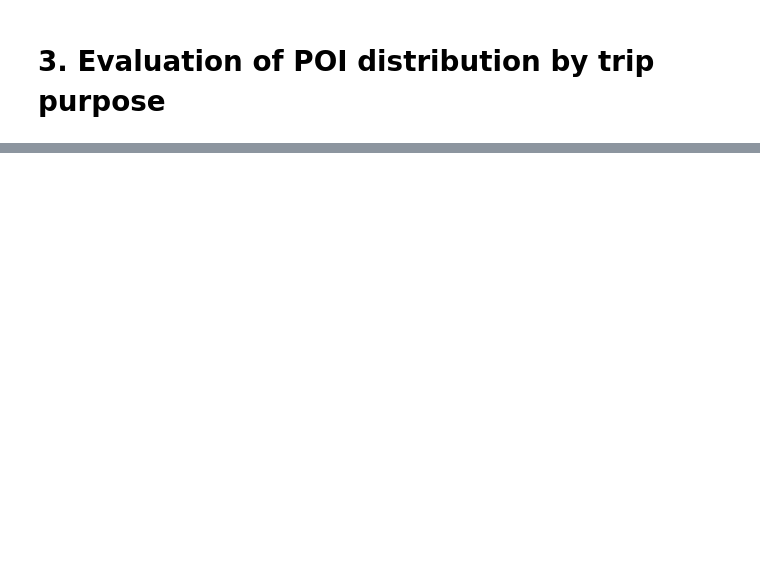
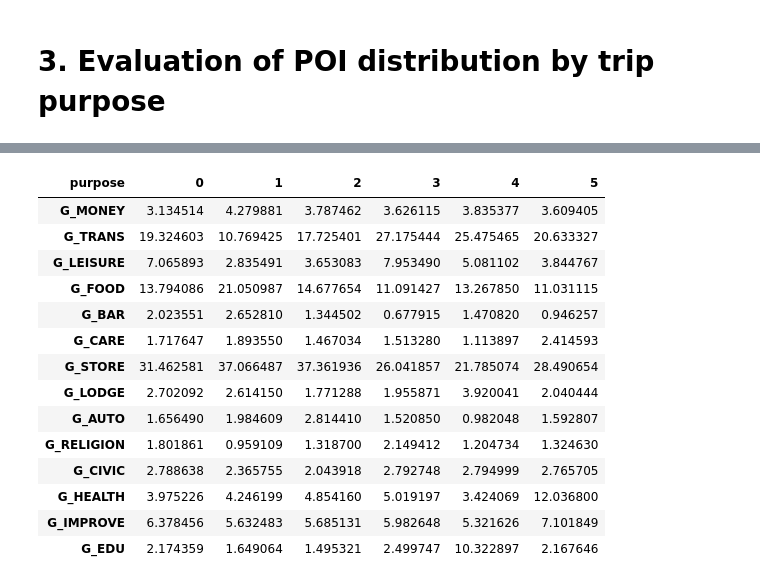
Before and after one commit to Thomasjkeel/Trip_Purpose_Classification, a Jupyter notebook: Notebooks/analysis/exploratory_data_analysis.ipynb, the cells around one changed output, grey strips where cells are left out. Cells and saved outputs as stored; diff of their text form; code cells hidden in the pictures; blank space fills up the shorter version.

```diff
--- a/Notebooks/analysis/exploratory_data_analysis.ipynb
+++ b/Notebooks/analysis/exploratory_data_analysis.ipynb
@@ -310,0 +331,18 @@ ax.legend(legend_elements, LONG_NAMES,fontsize=15, loc='upper left', ncol=len(LO
+# %%
+poi_trips_grp_T
+# %% [output]
+| purpose | 0 | 1 | 2 | 3 | 4 | 5 |
+| G_MONEY | 3.134514 | 4.279881 | 3.787462 | 3.626115 | 3.835377 | 3.609405 |
+| G_TRANS | 19.324603 | 10.769425 | 17.725401 | 27.175444 | 25.475465 | 20.633327 |
+| G_LEISURE | 7.065893 | 2.835491 | 3.653083 | 7.953490 | 5.081102 | 3.844767 |
+| G_FOOD | 13.794086 | 21.050987 | 14.677654 | 11.091427 | 13.267850 | 11.031115 |
+| G_BAR | 2.023551 | 2.652810 | 1.344502 | 0.677915 | 1.470820 | 0.946257 |
+| G_CARE | 1.717647 | 1.893550 | 1.467034 | 1.513280 | 1.113897 | 2.414593 |
+| G_STORE | 31.462581 | 37.066487 | 37.361936 | 26.041857 | 21.785074 | 28.490654 |
+| G_LODGE | 2.702092 | 2.614150 | 1.771288 | 1.955871 | 3.920041 | 2.040444 |
+| G_AUTO | 1.656490 | 1.984609 | 2.814410 | 1.520850 | 0.982048 | 1.592807 |
+| G_RELIGION | 1.801861 | 0.959109 | 1.318700 | 2.149412 | 1.204734 | 1.324630 |
+| G_CIVIC | 2.788638 | 2.365755 | 2.043918 | 2.792748 | 2.794999 | 2.765705 |
+| G_HEALTH | 3.975226 | 4.246199 | 4.854160 | 5.019197 | 3.424069 | 12.036800 |
+| G_IMPROVE | 6.378456 | 5.632483 | 5.685131 | 5.982648 | 5.321626 | 7.101849 |
+| G_EDU | 2.174359 | 1.649064 | 1.495321 | 2.499747 | 10.322897 | 2.167646 |
```
Also changed, not shown: parts of 7 cells of this notebook, 5 other files.
